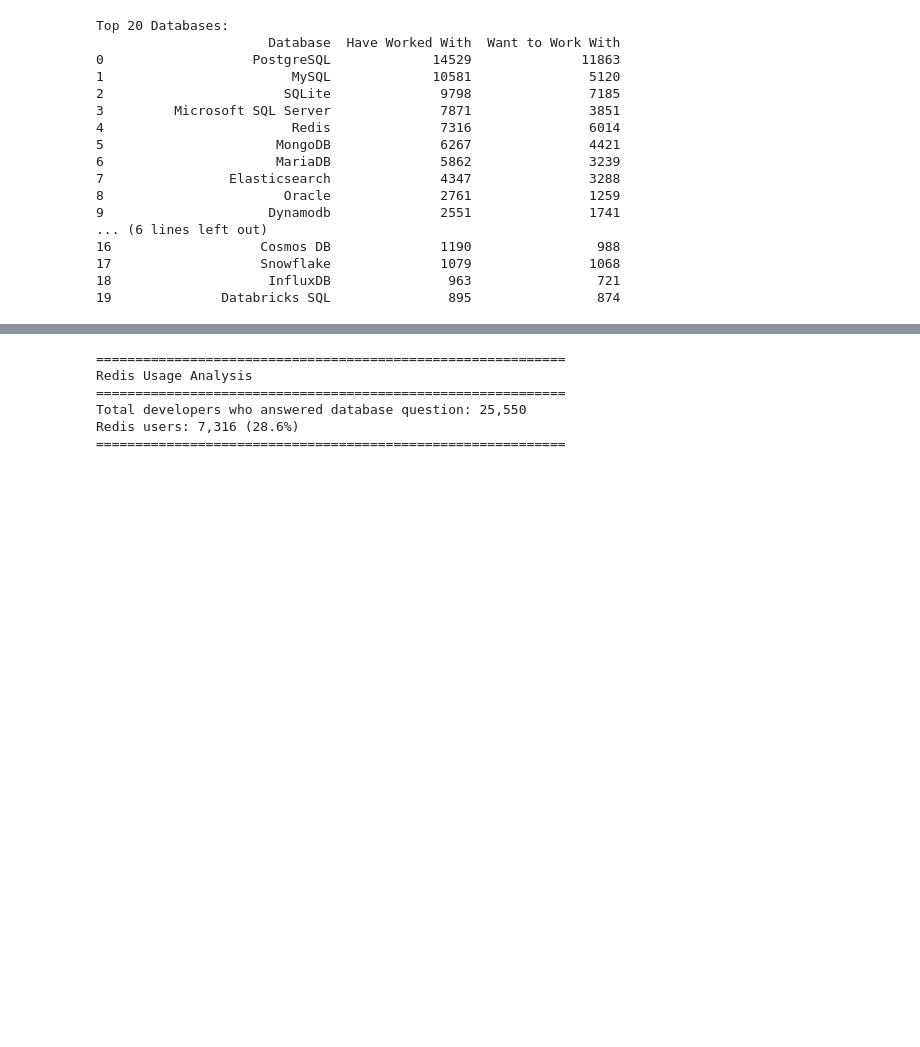
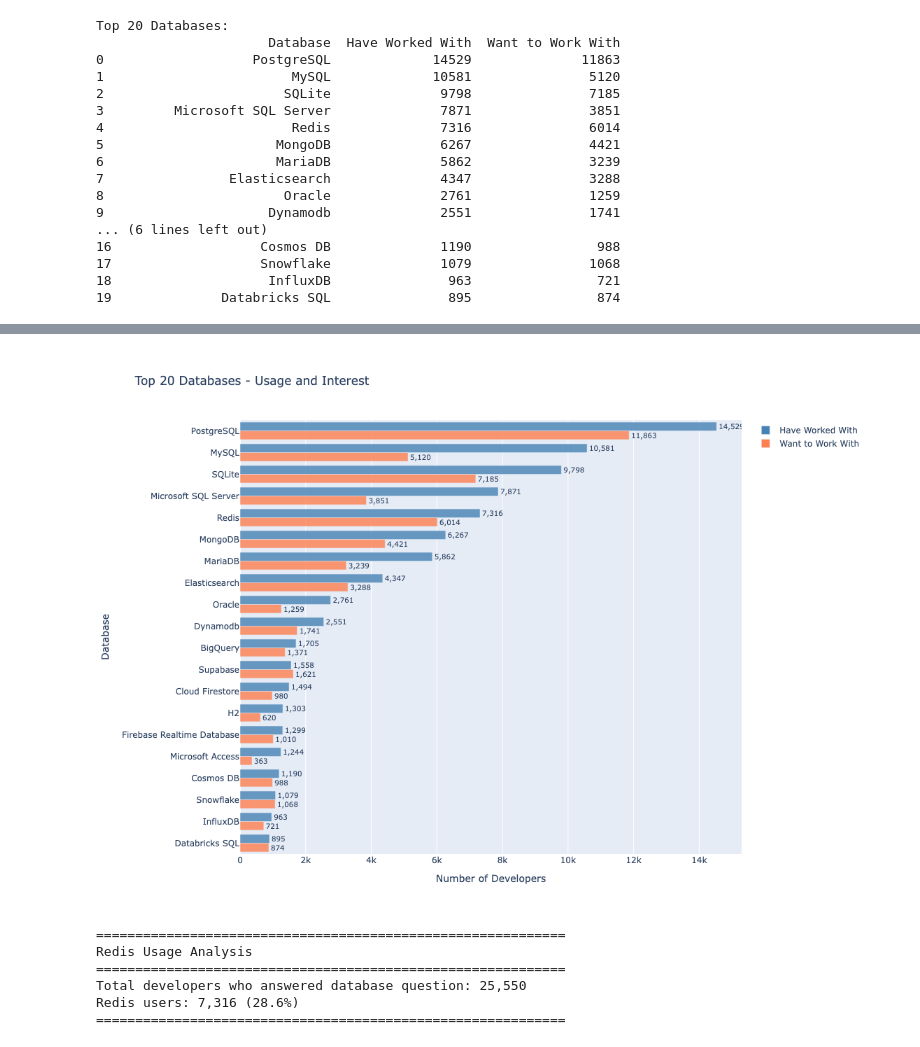
Before and after one commit to booleanhunter/redisvl-for-javascript-dev-ecosystem-research, a Jupyter notebook: stackoverflow-2025-survey-analysis.ipynb, the cells around one changed output, grey strips where cells are left out. Cells and saved outputs as stored; diff of their text form; code cells hidden in the pictures; blank space fills up the shorter version.

```diff
--- a/stackoverflow-2025-survey-analysis.ipynb
+++ b/stackoverflow-2025-survey-analysis.ipynb
@@ -255,7 +255,7 @@ fig.update_layout(
     yaxis_title='Database',
     barmode='group',
     height=800,
-    font=dict(size=12),
+    font=dict(),
     hovermode='y unified',
     yaxis=dict(autorange='reversed')
 )
@@ -266,3 +265,4 @@ fig.show()
+[figure, added]
 # %%
 # Redis usage statistics
 total_db_responses = df['DatabaseHaveWorkedWith'].notna().sum()
```
Also changed, not shown: parts of 11 cells of this notebook, 8 other files.
